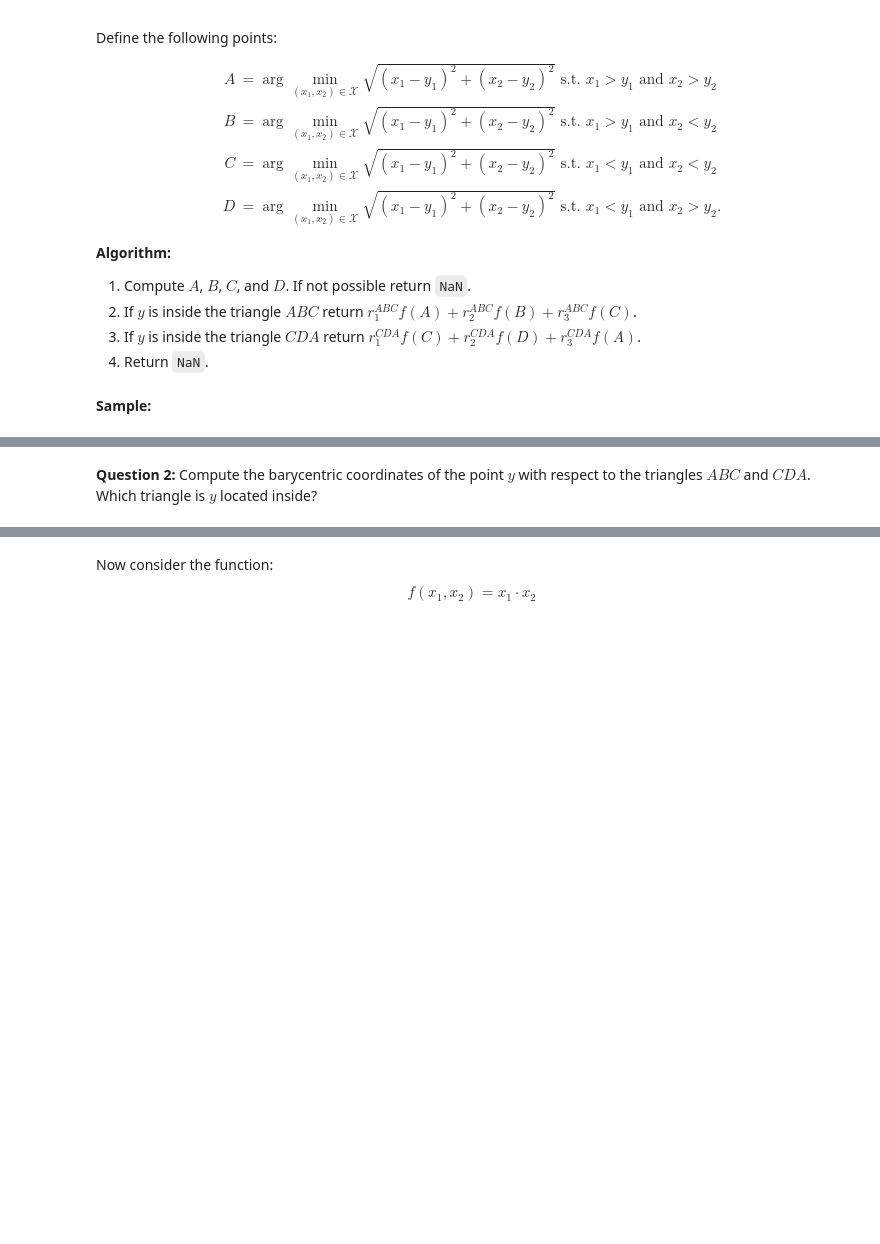
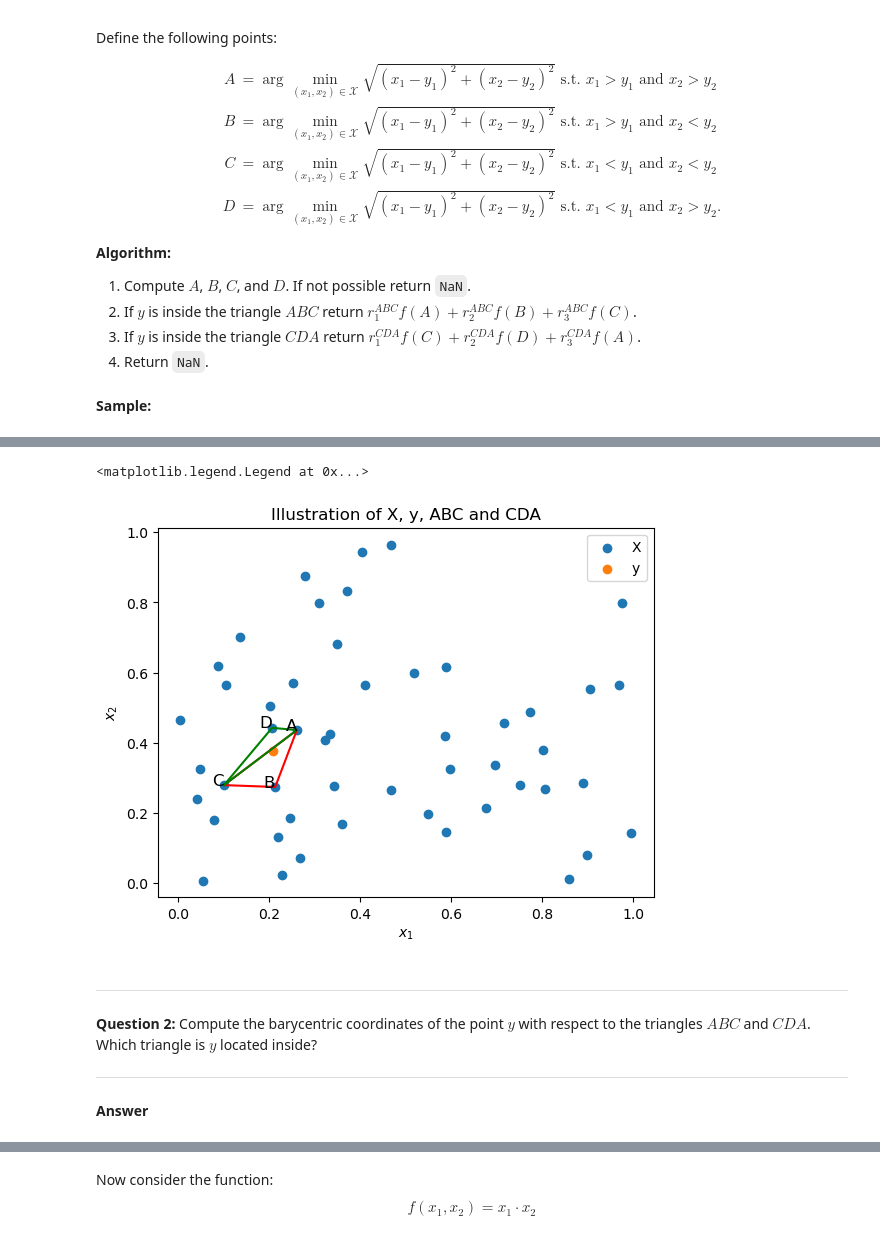
Before and after one commit to NumEconCopenhagen/projects-2024-mathias-mikkel-gabriele, a Jupyter notebook: examproject/exam_2024.ipynb, the cells around one changed output, grey strips where cells are left out. Cells and saved outputs as stored; diff of their text form; code cells hidden in the pictures; blank space fills up the shorter version.

```diff
--- a/examproject/exam_2024.ipynb
+++ b/examproject/exam_2024.ipynb
@@ -334,6 +398,10 @@ $$
 # %% [markdown]
 **Sample:**
 # %%
+# Define barycentric interpolater as reference to class
+interpolater = barycentric_interpolation()
+
+# Generate random numbers
 rng = np.random.default_rng(2024)
 
 X = rng.uniform(size=(50,2))
@@ -344,0 +413,2 @@ y = rng.uniform(size=(2,))
+# %%
+A,B,C,D = interpolater.find_ABCD(X,y)
@@ -345,2 +424,36 @@ y = rng.uniform(size=(2,))
+# %%
+# Determine x1 and x2 values for the triangles
+ABC_x1 = [A[0], B[0], C[0], A[0]]
+ABC_x2 = [A[1], B[1], C[1], A[1]]
+
+CDA_x1 = [C[0], D[0], A[0], C[0]]
+CDA_x2 = [C[1], D[1], A[1], C[1]]
+
+# Plot x1 and x2 values for both the set X and the soon-to-be interpolated set y as scatter plots
+X_plot = plt.scatter(X[:,0],X[:,1])
+y_plot = plt.scatter(y[0],y[1])
+
+# Plot the triangles using the values
+ABC = plt.plot(ABC_x1,ABC_x2,color='red')
+CDA = plt.plot(CDA_x1,CDA_x2,color='green')
+
+# Add labels to triangle vertices
+plt.text(A[0], A[1], 'A', fontsize=12, ha='right')
+plt.text(B[0], B[1], 'B', fontsize=12, ha='right')
+plt.text(C[0], C[1], 'C', fontsize=12, ha='right')
+plt.text(D[0], D[1], 'D', fontsize=12, ha='right')
+
+# Add title, labels and legend
+plt.title('Illustration of X, y, ABC and CDA')
+plt.xlabel('$x_1$')
+plt.ylabel('$x_2$')
+plt.legend((X_plot,y_plot),("X", "y"))
+# %% [output]
+<matplotlib.legend.Legend at 0x...>
+[figure, added]
+# %% [markdown]
+__________________________________________________________________________________________
 # %% [markdown]
 **Question 2:** Compute the barycentric coordinates of the point $y$ with respect to the triangles $ABC$ and $CDA$. Which triangle is $y$ located inside?
+__________________________________________________________________________________________
+**Answer**
```
Also changed, not shown: parts of 44 cells of this notebook, 1 other file.
